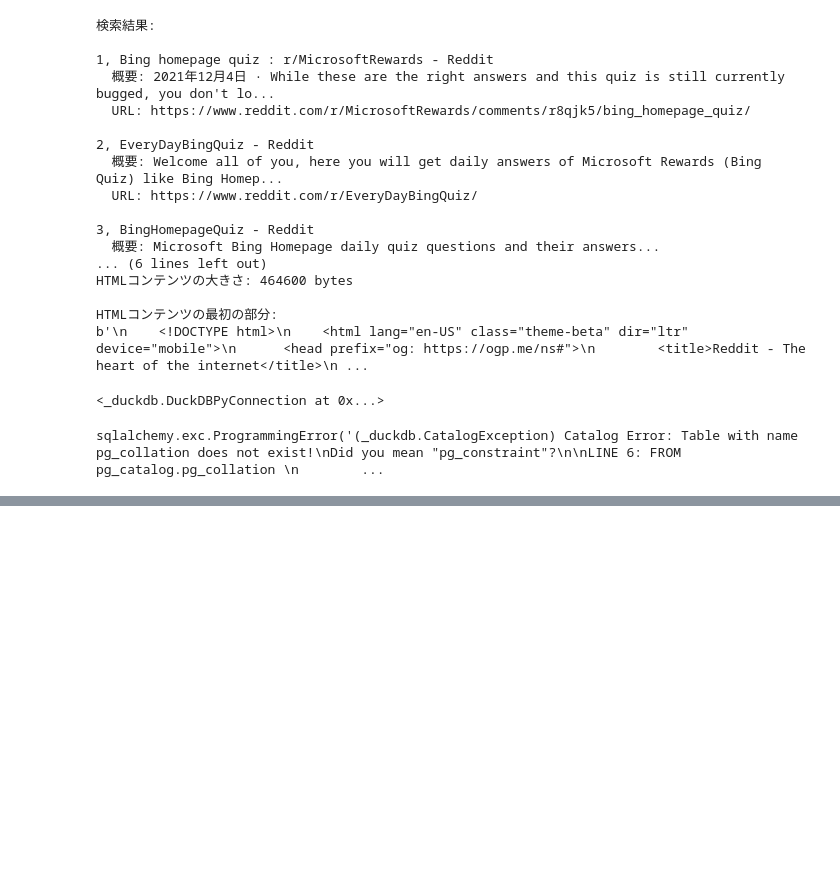
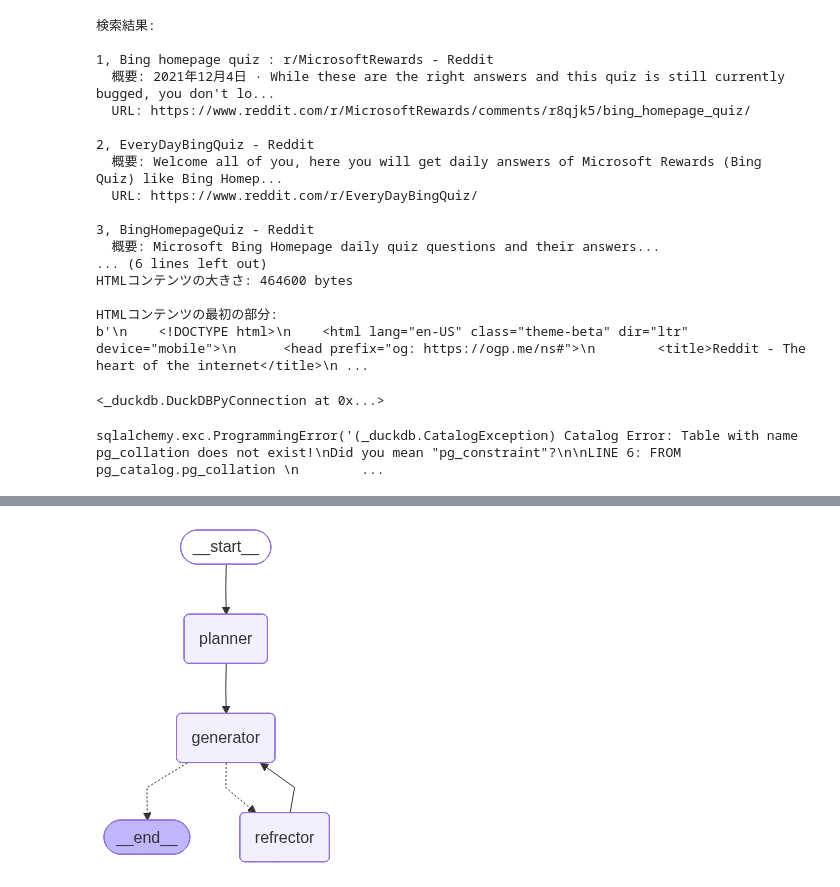
Before and after one commit to tksgtkm/llmops, a Jupyter notebook: agent_program/agent_intro.ipynb, the cells around one changed output, grey strips where cells are left out. Drawn from its saved outputs; the diff is of its cells as text; code cells hidden in the pictures; blank space fills up the shorter version.

```diff
--- a/agent_program/agent_intro.ipynb
+++ b/agent_program/agent_intro.ipynb
@@ -282,0 +379,4 @@ sqlalchemy.exc.ProgrammingError('(_duckdb.CatalogException) Catalog Error: Table
+# %%
+display(Image(app.get_graph().draw_mermaid_png()))
+# %% [output]
+[figure, added]
```
Also changed, not shown: parts of 6 cells of this notebook, 16 other files.
